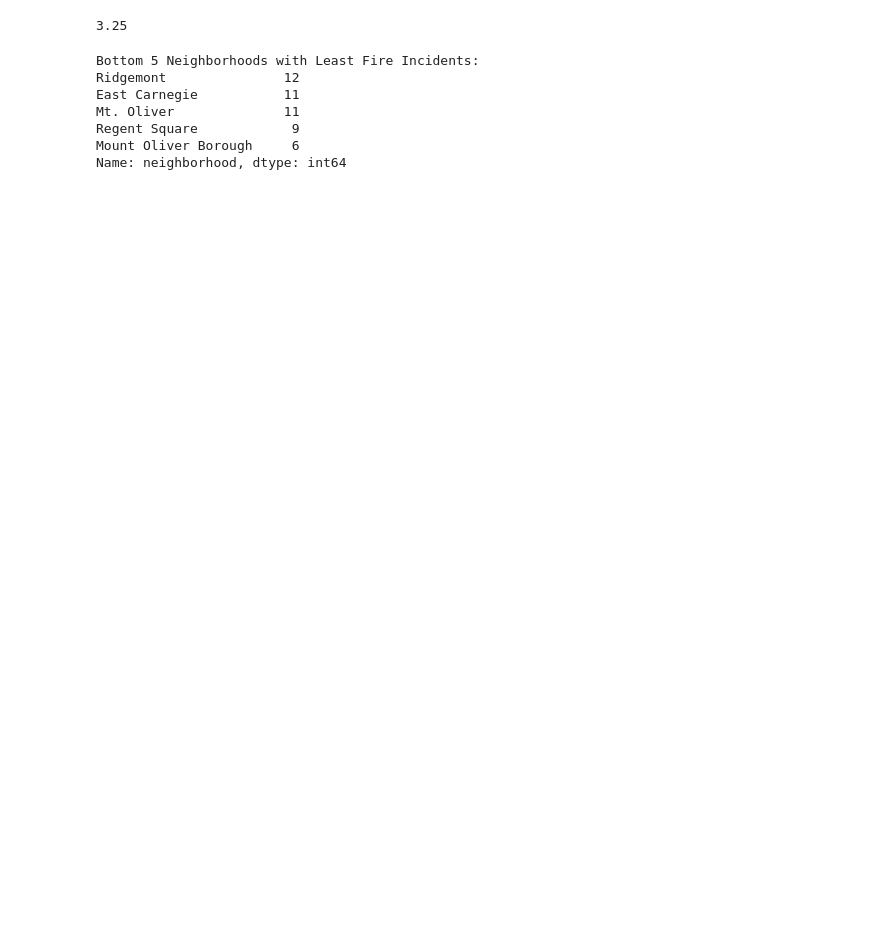
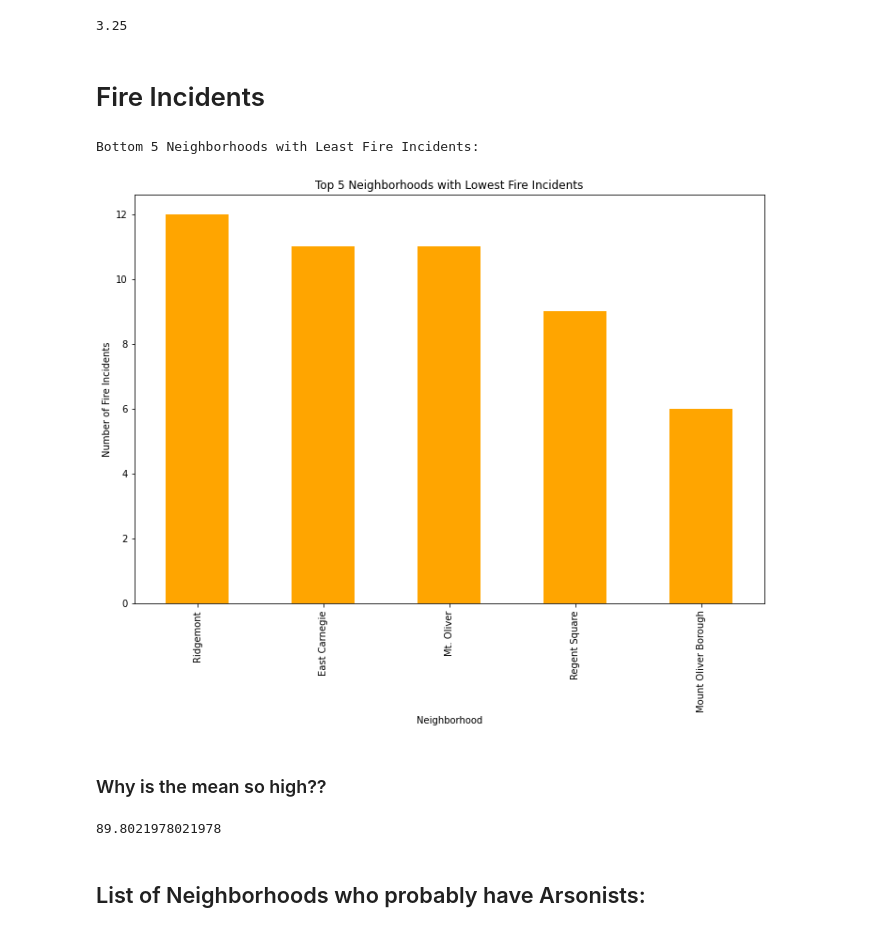
Before and after one commit to haydenagh/CMPINF0010-FINAL, a Jupyter notebook: Final.ipynb, the cells around one changed output. Drawn from its saved outputs; the diff is of its cells as text; code cells hidden in the pictures; blank space fills up the shorter version.

```diff
--- a/Final.ipynb
+++ b/Final.ipynb
@@ -99,18 +115,30 @@ dtype: int64
 F.mean()
 # %% [output]
 3.25
+# %% [markdown]
+# Fire Incidents
 # %%
 neighborhood_fires = fireData['neighborhood'].value_counts()
 
 # Display the bottom 5 neighborhoods with the least number of fire incidents
 bottom_neighborhoods = neighborhood_fires.tail(5)
 print("Bottom 5 Neighborhoods with Least Fire Incidents:")
-print(bottom_neighborhoods)
+
+plt.figure(figsize=(12, 8))
+bottom_neighborhoods.plot(kind='bar', color='orange')
+plt.title('Top 5 Neighborhoods with Lowest Fire Incidents')
+plt.xlabel('Neighborhood')
+plt.ylabel('Number of Fire Incidents')
+plt.show()
 # %% [output]
 Bottom 5 Neighborhoods with Least Fire Incidents:
-Ridgemont               12
-East Carnegie           11
-Mt. Oliver              11
-Regent Square            9
-Mount Oliver Borough     6
-Name: neighborhood, dtype: int64
+[figure, added]
+# %% [markdown]
+### Why is the mean so high??
+# %%
+averageFires = neighborhood_fires.mean()
+print(averageFires)
+# %% [output]
+89.8021978021978
+# %% [markdown]
+## List of Neighborhoods who probably have Arsonists:
```
Also changed, not shown: parts of 18 cells of this notebook.
